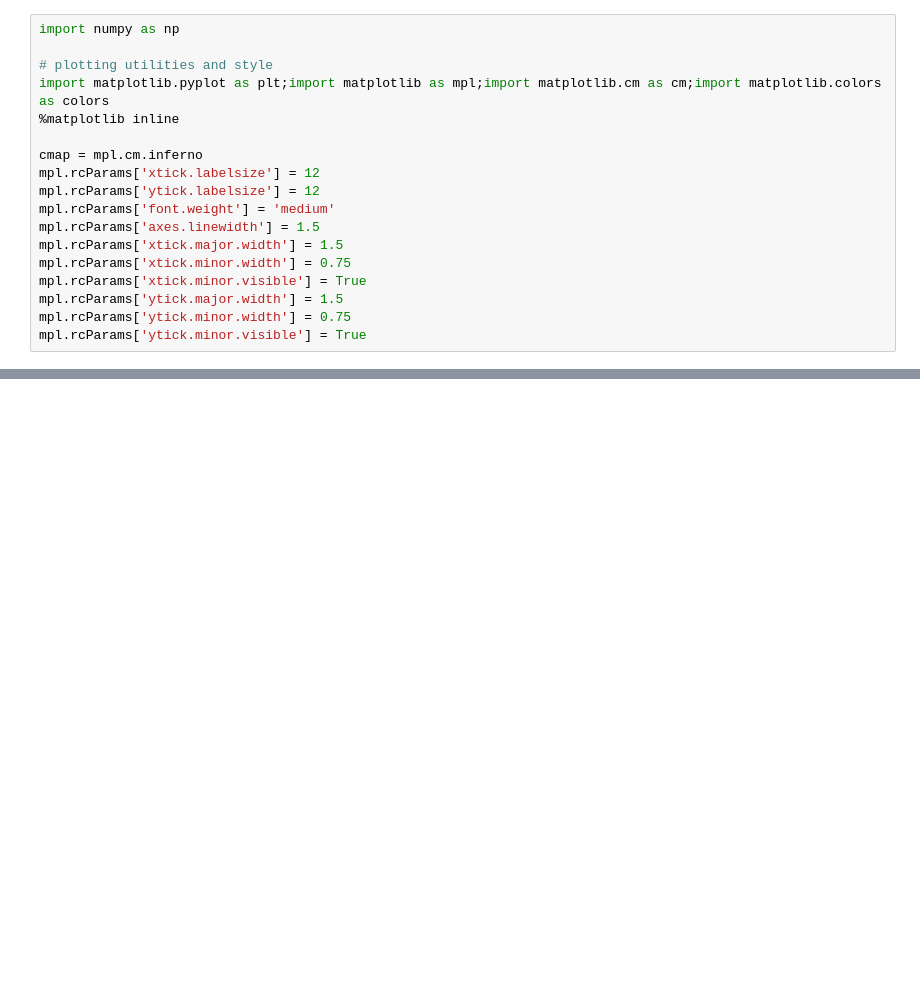
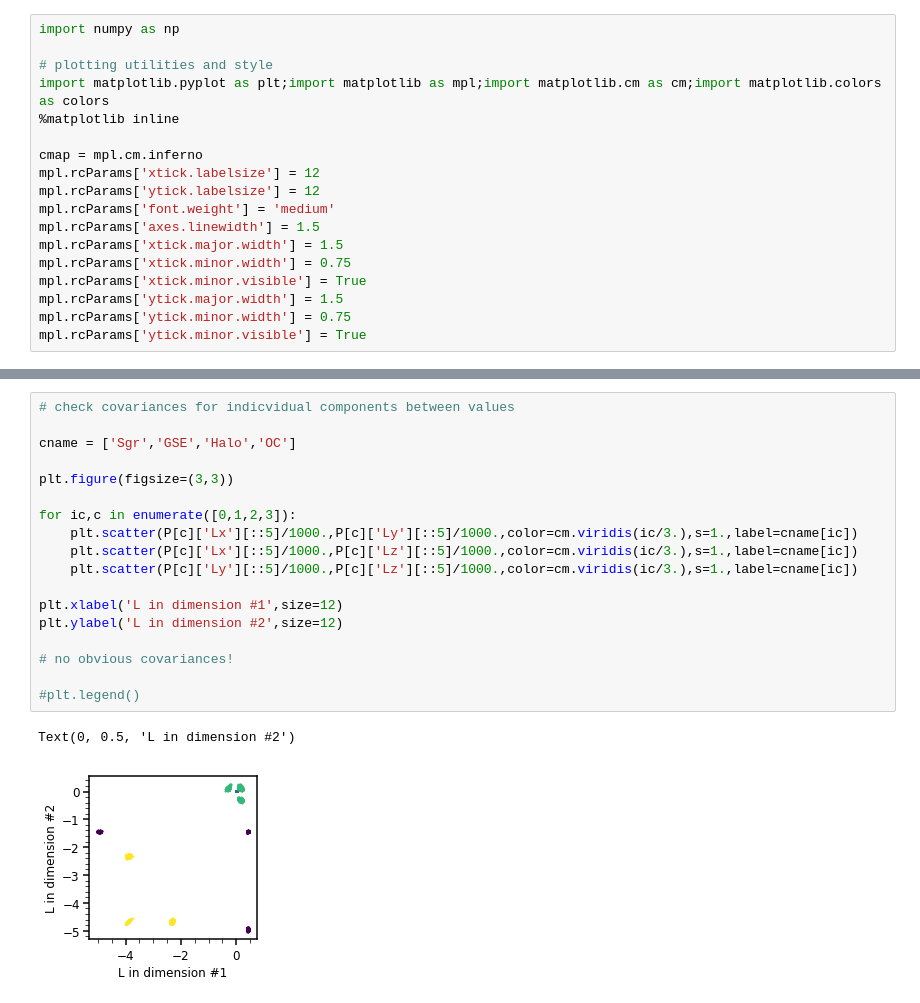
Before and after one commit to michael-petersen/SgrL, a Jupyter notebook: SgrL.ipynb, the cells around one changed output, grey strips where cells are left out. Saved outputs shown, nothing was run; the diff lists cells and outputs as text; blank space fills up the shorter version.

```diff
--- a/SgrL.ipynb
+++ b/SgrL.ipynb
@@ -46,0 +169,21 @@ In PP21, we only fit stars within 20 degrees of the Sagittarius plane. However,
+# %%
+# check covariances for indicvidual components between values
+
+cname = ['Sgr','GSE','Halo','OC']
+
+plt.figure(figsize=(3,3))
+
+for ic,c in enumerate([0,1,2,3]):
+    plt.scatter(P[c]['Lx'][::5]/1000.,P[c]['Ly'][::5]/1000.,color=cm.viridis(ic/3.),s=1.,label=cname[ic])
+    plt.scatter(P[c]['Lx'][::5]/1000.,P[c]['Lz'][::5]/1000.,color=cm.viridis(ic/3.),s=1.,label=cname[ic])
+    plt.scatter(P[c]['Ly'][::5]/1000.,P[c]['Lz'][::5]/1000.,color=cm.viridis(ic/3.),s=1.,label=cname[ic])
+
+plt.xlabel('L in dimension #1',size=12)
+plt.ylabel('L in dimension #2',size=12)
+
+# no obvious covariances!
+
+#plt.legend()
+# %% [output]
+Text(0, 0.5, 'L in dimension #2')
+[figure, added]
```
Also changed, not shown: parts of 10 cells of this notebook, 5 other files.
